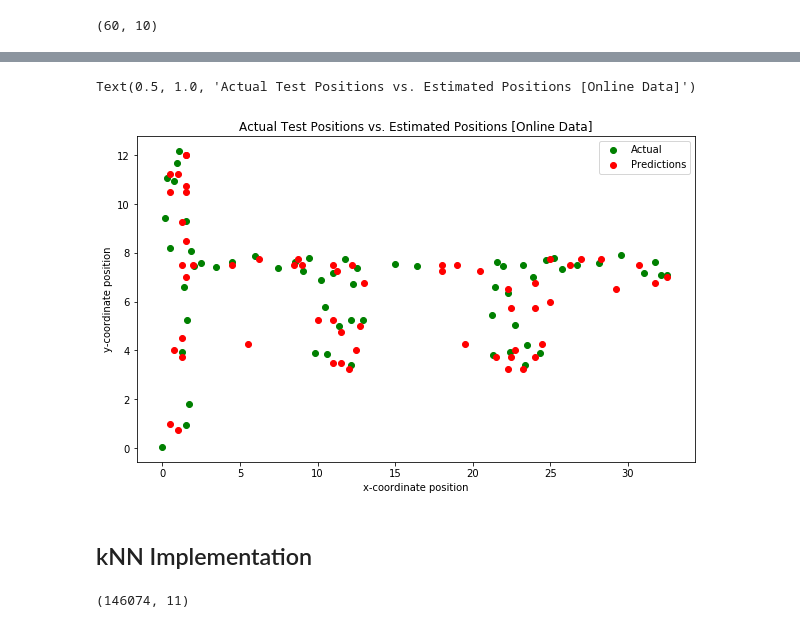
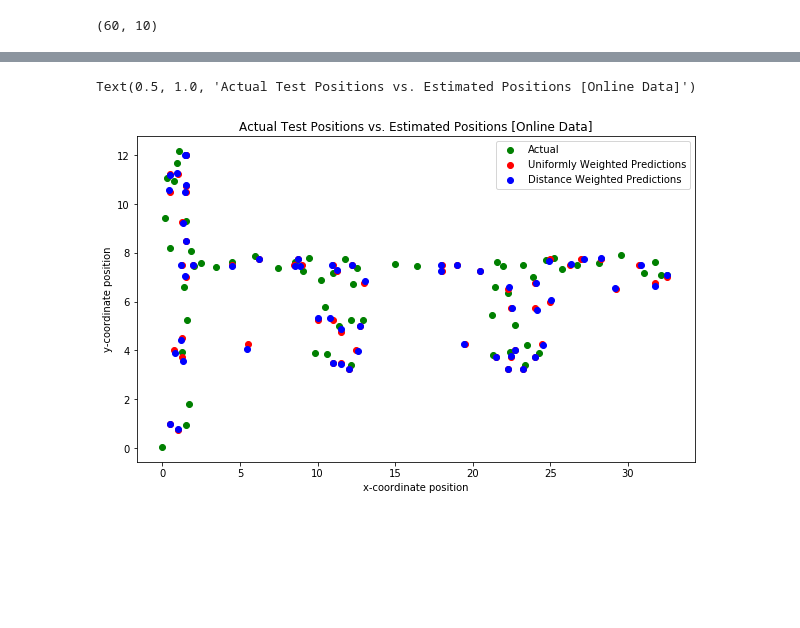
Before and after one commit to anguyen-07/Indoor-Positioning-Systems, a Jupyter notebook: QTW+CaseStudy1_IPS.ipynb, the cells around one changed output, grey strips where cells are left out. Cells and saved outputs as stored; diff of their text form; code cells hidden in the pictures; blank space fills up the shorter version.

```diff
--- a/QTW+CaseStudy1_IPS.ipynb
+++ b/QTW+CaseStudy1_IPS.ipynb
@@ -302,16 +360,16 @@ y_test = online[['posX','posY']]
 # %%
 # Both 'c0' and 'cd' MAC addresses
-knn_both = KNeighborsRegressor(n_neighbors=4)
-knn_both.fit(X_both_train, y_train)
-pred_both = knn_both.predict(X_both_test)
-error_both = mean_squared_error(y_test, pred_both, squared = False)
+uknn_both = KNeighborsRegressor(n_neighbors=4, weights='uniform')
+uknn_both.fit(X_both_train, y_train)
+upred_both = uknn_both.predict(X_both_test)
+uerror_both = mean_squared_error(y_test, upred_both, squared = False)
 # 'c0' MAC address
-knn_c0 = KNeighborsRegressor(n_neighbors=5)
-knn_c0.fit(X_c0_train, y_train)
-pred_c0 = knn_c0.predict(X_c0_test)
-error_c0 = mean_squared_error(y_test, pred_c0, squared = False)
+uknn_c0 = KNeighborsRegressor(n_neighbors=5, weights='uniform')
+uknn_c0.fit(X_c0_train, y_train)
+upred_c0 = uknn_c0.predict(X_c0_test)
+uerror_c0 = mean_squared_error(y_test, upred_c0, squared = False)
 # 'cd' MAC address
-knn_cd = KNeighborsRegressor(n_neighbors=4)
-knn_cd.fit(X_cd_train, y_train)
-pred_cd = knn_cd.predict(X_cd_test)
-error_cd = mean_squared_error(y_test, pred_cd, squared =False)
+uknn_cd = KNeighborsRegressor(n_neighbors=4, weights='uniform')
+uknn_cd.fit(X_cd_train, y_train)
+upred_cd = uknn_cd.predict(X_cd_test)
+uerror_cd = mean_squared_error(y_test, upred_cd, squared =False)
@@ -317,0 +386,16 @@ error_cd = mean_squared_error(y_test, pred_cd, squared =False)
+# %%
+# Both 'c0' and 'cd' MAC addresses
+dknn_both = KNeighborsRegressor(n_neighbors=4, weights='distance')
+dknn_both.fit(X_both_train, y_train)
+dpred_both = dknn_both.predict(X_both_test)
+derror_both = mean_squared_error(y_test, dpred_both, squared = False)
+# 'c0' MAC address
+dknn_c0 = KNeighborsRegressor(n_neighbors=5, weights='distance')
+dknn_c0.fit(X_c0_train, y_train)
+dpred_c0 = dknn_c0.predict(X_c0_test)
+derror_c0 = mean_squared_error(y_test, dpred_c0, squared = False)
+# 'cd' MAC address
+dknn_cd = KNeighborsRegressor(n_neighbors=4, weights='distance')
+dknn_cd.fit(X_cd_train, y_train)
+dpred_cd = dknn_cd.predict(X_cd_test)
+derror_cd = mean_squared_error(y_test, dpred_cd, squared =False)
@@ -334,13 +429,12 @@ plt.xticks(x_labels, x)
 # %%
 plt.figure(figsize = (10,6))
 plt.scatter(online['posX'],online['posY'], c = 'green', label = 'Actual')
-plt.scatter(pred_both[:,0],pred_both[:,1], c ='red', label = 'Predictions')
+plt.scatter(upred_both[:,0],upred_both[:,1], c ='red', label = 'Uniformly Weighted Predictions')
+plt.scatter(dpred_both[:,0],dpred_both[:,1], c ='blue', label = 'Distance Weighted Predictions')
 plt.legend()
 plt.xlabel('x-coordinate position')
 plt.ylabel('y-coordinate position')
 plt.title('Actual Test Positions vs. Estimated Positions [Online Data]')
 # %% [output]
 Text(0.5, 1.0, 'Actual Test Positions vs. Estimated Positions [Online Data]')
-[figure, old version]
+[figure, new version]
-# %% [markdown]
-## kNN Implementation
@@ -435,4 +440,0 @@ online.insert(10, "time", time_online)
-# %%
-offline.shape
-# %% [output]
-(146074, 11)
```
Also changed, not shown: parts of 26 cells of this notebook.
